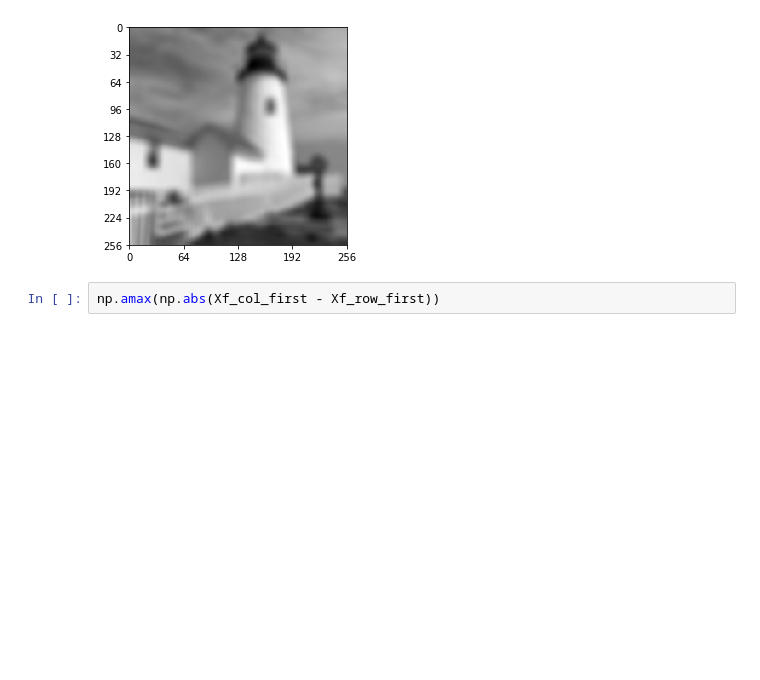
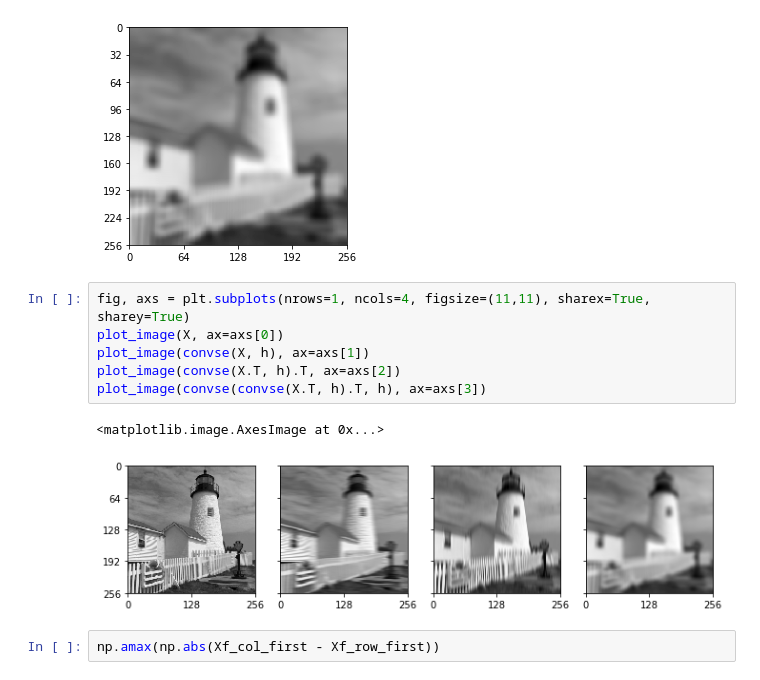
Before and after one commit to barkermrl/ImageProcessing, a Jupyter notebook: 5-simple-image-filtering.ipynb, the cells around one changed output. Drawn from its saved outputs; the diff is of its cells as text; blank space fills up the shorter version.

```diff
--- a/5-simple-image-filtering.ipynb
+++ b/5-simple-image-filtering.ipynb
@@ -212,6 +212,15 @@ fig, ax = plt.subplots()
 plot_image(Xf_col_first, ax=ax);
 # %% [output]
 [figure]
+# %%
+fig, axs = plt.subplots(nrows=1, ncols=4, figsize=(11,11), sharex=True, sharey=True)
+plot_image(X, ax=axs[0])
+plot_image(convse(X, h), ax=axs[1])
+plot_image(convse(X.T, h).T, ax=axs[2])
+plot_image(convse(convse(X.T, h).T, h), ax=axs[3])
+# %% [output]
+<matplotlib.image.AxesImage at 0x...>
+[figure, added]
 # %%
 np.amax(np.abs(Xf_col_first - Xf_row_first))
 # %% [output]
```
Also changed, not shown: parts of 1 cell of this notebook, 2 other files.
